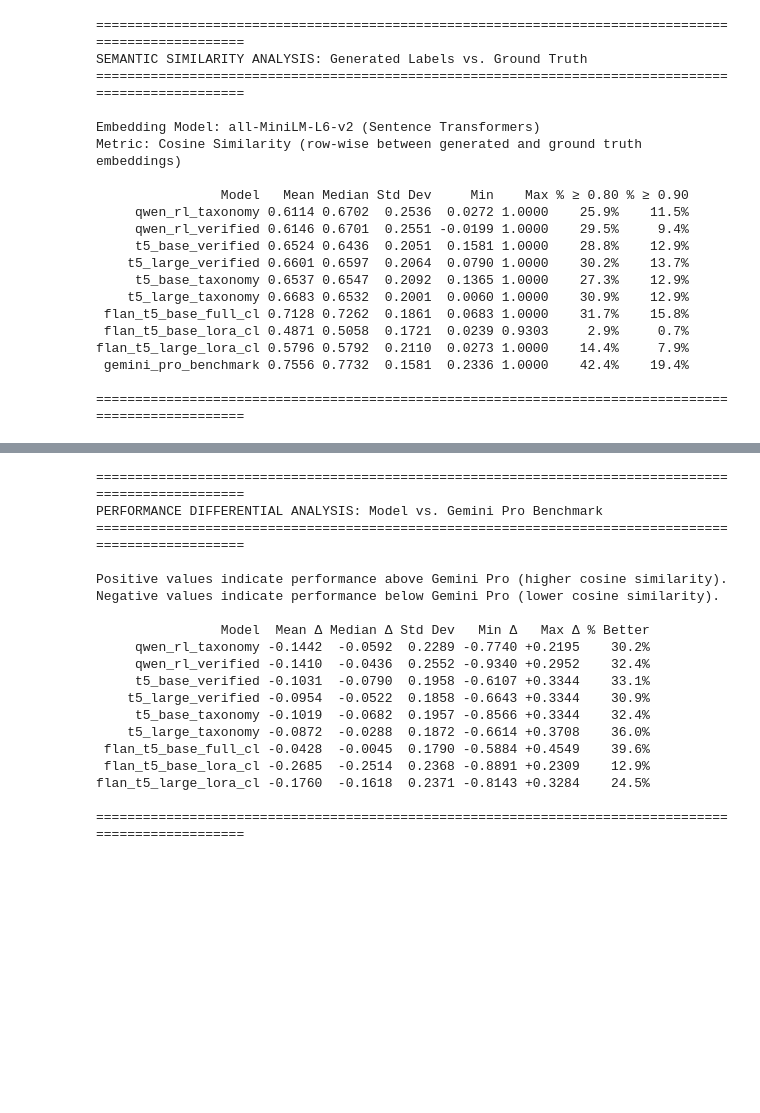
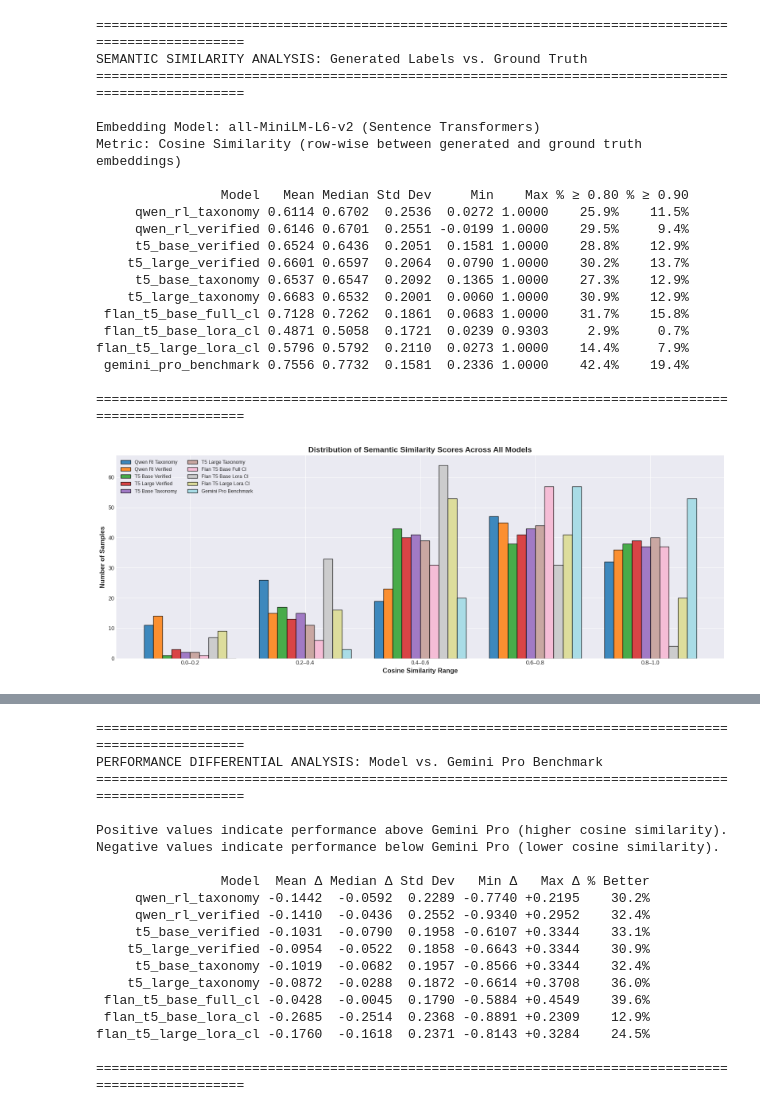
Before and after one commit to aabolfadl/topic_labeler, a Jupyter notebook: notebooks/exp-5/exp-4-5-evaluating-cl-rl-and-t5-labelers.ipynb, the cells around one changed output, grey strips where cells are left out. Drawn from its saved outputs; the diff is of its cells as text; code cells hidden in the pictures; blank space fills up the shorter version.

Commit message:
new figures

```diff
--- a/notebooks/exp-5/exp-4-5-evaluating-cl-rl-and-t5-labelers.ipynb
+++ b/notebooks/exp-5/exp-4-5-evaluating-cl-rl-and-t5-labelers.ipynb
@@ -293,42 +293,108 @@ flan_t5_large_lora_cl 0.5796 0.5792  0.2110  0.0273 1.0000    14.4%     7.9%
 
 ====================================================================================================
 # %%
-print("\n" + "=" * 100)
-print("FIGURE 1: SIMILARITY SCORE DISTRIBUTION COMPARISON")
-print("=" * 100)
+import numpy as np
+import matplotlib.pyplot as plt
 
 bins = np.arange(0, 1.01, 0.2)
 labels = [f"{bins[i]:.1f}–{bins[i+1]:.1f}" for i in range(len(bins)-1)]
-x = np.arange(len(labels))
 
-# Create figure with professional styling
 plt.style.use('seaborn-v0_8-darkgrid')
+
+# ======================================================================
+# FIGURE 1: COLLECTIVE DISTRIBUTION (same as your original)
+# ======================================================================
+
 fig, ax = plt.subplots(figsize=(16, 6))
 
+x = np.arange(len(labels))
 width = 0.8 / len(similarities)
 colors = plt.cm.tab20(np.linspace(0, 1, len(similarities)))
 
+all_counts = {}
+
 for i, (col, values) in enumerate(similarities.items()):
     counts, _ = np.histogram(values, bins=bins)
+    all_counts[col] = counts
+
     offset = (i - (len(similarities) - 1) / 2) * width
-
-    # Format label for legend
-    label_name = col.replace('_', ' ').title()
-    ax.bar(x + offset, counts, width, label=label_name, color=colors[i], alpha=0.85, edgecolor='black', linewidth=0.5)
+    ax.bar(
+        x + offset,
+        counts,
+        width,
+        label=col.replace('_', ' ').title(),
+        color=colors[i],
+        alpha=0.85,
+        edgecolor='black'
+    )
 
 ax.set_xlabel('Cosine Similarity Range', fontsize=12, fontweight='bold')
 ax.set_ylabel('Number of Samples', fontsize=12, fontweight='bold')
-ax.set_title('Distribution of Semantic Similarity Scores Across All Models\n(Comparing Generated Labels to Ground Truth)',
-             fontsize=14, fontweight='bold', pad=20)
+ax.set_title(
+    'Distribution of Semantic Similarity Scores Across All Models',
+    fontsize=14,
+    fontweight='bold'
+)
 ax.set_xticks(x)
-ax.set_xticklabels(labels, fontsize=11)
-ax.legend(loc='upper left', fontsize=9, ncol=2, framealpha=0.95)
-ax.grid(True, alpha=0.3, axis='y')
-ax.set_ylim(bottom=0)
+ax.set_xticklabels(labels)
+ax.legend(loc='upper left', fontsize=9, ncol=2)
 
 plt.tight_layout()
-plt.savefig('figure1_similarity_distribution.png', dpi=300, bbox_inches='tight')
+plt.savefig('figure1_similarity_distribution.png', dpi=300)
 plt.show()
 
-print("\nFigure saved as: figure1_similarity_distribution.png")
+# ======================================================================
+# FIGURES 2-6: ONE FIGURE PER BIN
+# ======================================================================
+
+for bin_idx, bin_label in enumerate(labels):
+
+    fig, ax = plt.subplots(figsize=(12, 6))
+
+    model_names = [
+        col.replace('_', ' ').title()
+        for col in similarities.keys()
+    ]
+
+    counts_for_bin = [
+        all_counts[col][bin_idx]
+        for col in similarities.keys()
+    ]
+
+    bars = ax.bar(
+        model_names,
+        counts_for_bin,
+        color=colors[:len(model_names)],
+        edgecolor='black'
+    )
+
+    # Add count labels above bars
+    for bar in bars:
+        height = bar.get_height()
+        ax.text(
+            bar.get_x() + bar.get_width()/2,
+            height,
+            str(int(height)),
+            ha='center',
+            va='bottom',
+            fontsize=9
+        )
+
+    ax.set_ylabel('Number of Samples', fontsize=12, fontweight='bold')
+    ax.set_xlabel('Model', fontsize=12, fontweight='bold')
+    ax.set_title(
+        f'Samples with Similarity Scores in Range {bin_label}',
+        fontsize=14,
+        fontweight='bold'
+    )
+
+    plt.xticks(rotation=45, ha='right')
+    plt.tight_layout()
+
+    filename = f'figure_bin_{bin_idx+1}_{bin_label.replace("–","_").replace(".","")}.png'
+    plt.savefig(filename, dpi=300)
+    plt.show()
+
+    print(f"Saved: {filename}")
 # %% [output]
+[figure, new version]
```
Also changed, not shown: parts of 2 cells of this notebook, 6 other files.
